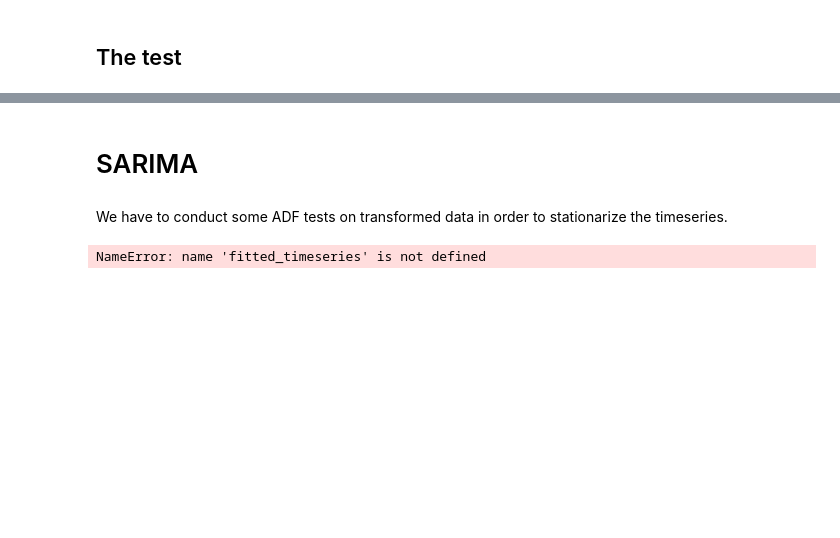
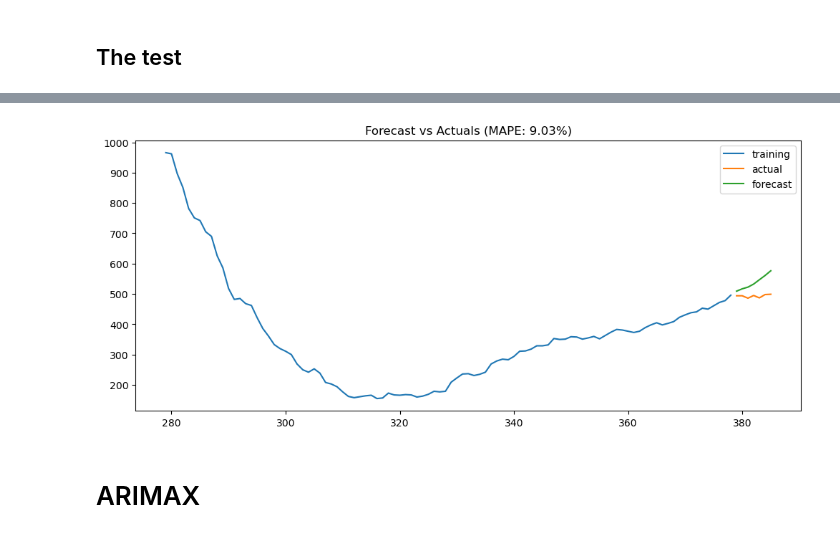
Before and after one commit to virtualmartire/lombacovid, a Jupyter notebook: ML/arima.ipynb, the cells around one changed output, grey strips where cells are left out. Cells and saved outputs as stored; diff of their text form; code cells hidden in the pictures; blank space fills up the shorter version.

```diff
--- a/ML/arima.ipynb
+++ b/ML/arima.ipynb
@@ -83,2 +63,22 @@ def plotPACF(timeseries, differencing_times):
 
     plt.show()
+# %%
+def plotTest(timeseries, pred_len, arima_order, fitting_method):
+
+    train = timeseries[:-pred_len]
+    test = timeseries[-pred_len:]
+    model = ARIMA(train, order=arima_order)
+
+    model_fit = model.fit(method=fitting_method)
+    prediction = model_fit.forecast(pred_len)
+
+    fc_series = pd.Series(prediction, index=test.index)
+    plt.figure(figsize=(12,5), dpi=100)
+    plt.plot(train[-100:], label='training')
+    plt.plot(test, label='actual')
+    plt.plot(fc_series, label='forecast')
+    plt.title(f'Forecast vs Actuals (MAPE: {np.mean( np.abs(prediction - test) / test )*100 :.2f}%)')
+    plt.legend()
+    plt.show()
+
+    return
@@ -212,2 +223,6 @@ plt.show()
+# %%
+plotTest(timeseries.head(386), pred_len, order, fitting_method='innovations_mle')
+# %% [output]
+[figure, added]
 # %% [markdown]
-# SARIMA
+# ARIMAX
@@ -216,9 +228,0 @@ from statsmodels.tsa.statespace.sarimax import SARIMAX
-# %% [markdown]
-We have to conduct some ADF tests on transformed data in order to stationarize the timeseries.
-# %%
-pred_len = 7
-
-train_set = fitted_timeseries[:-pred_len]
-test_set = fitted_timeseries[-pred_len:]
-# %% [output]
-NameError: name 'fitted_timeseries' is not defined
```
Also changed, not shown: parts of 28 cells of this notebook.
